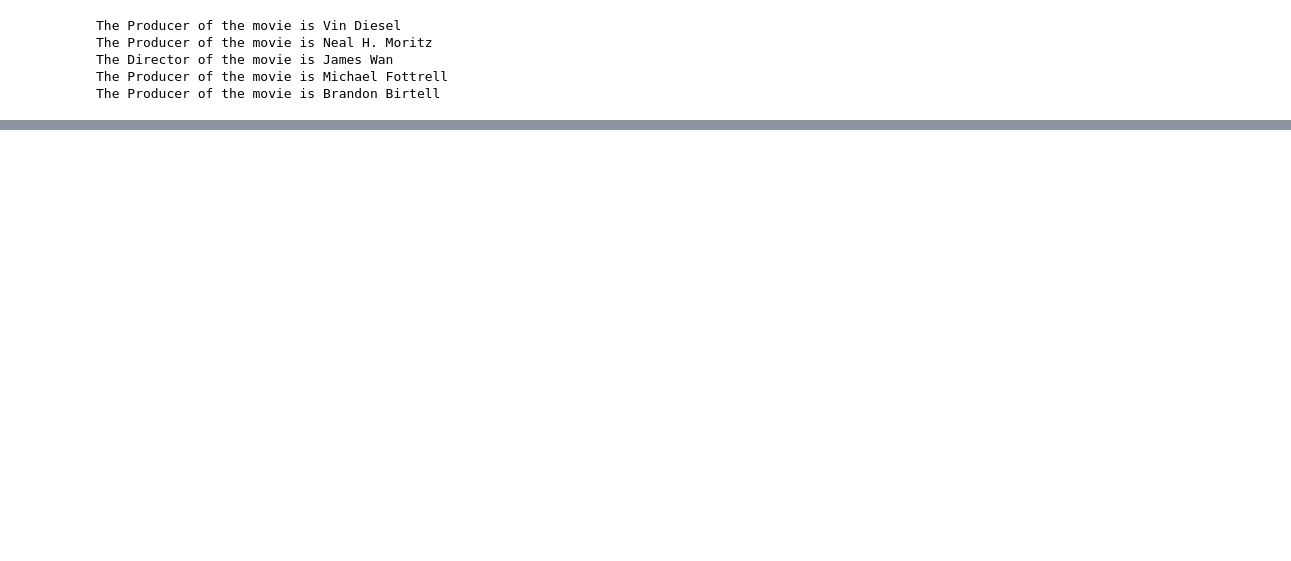
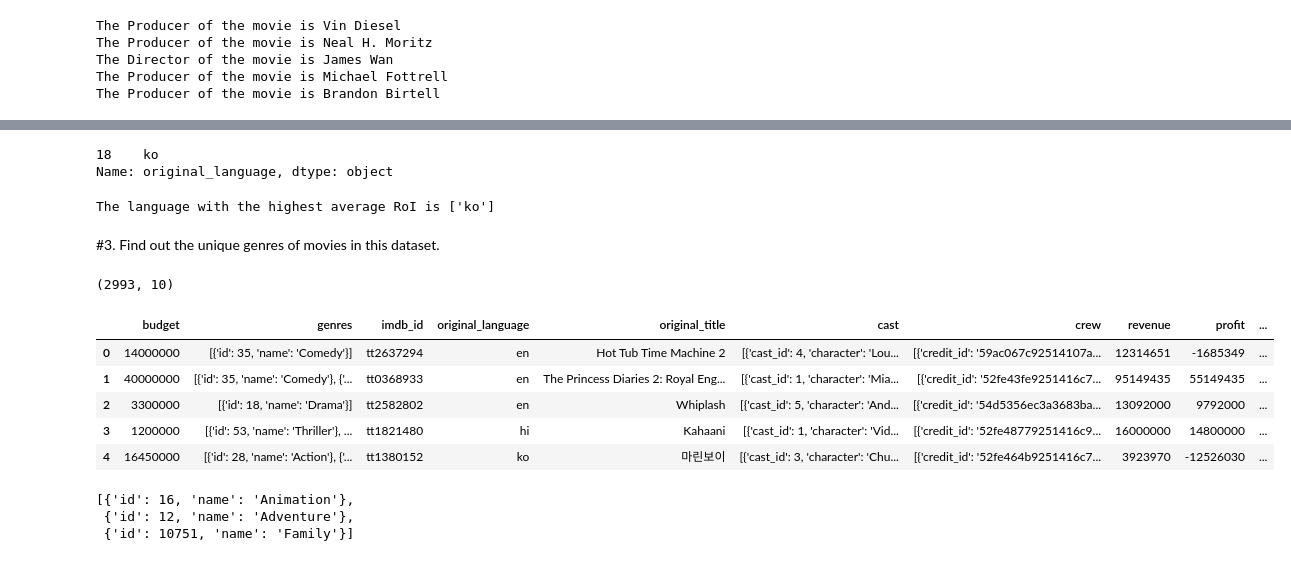
Before and after one commit to rishabhk1501/EDA-on-IMDB-Dataset, a Jupyter notebook: EDA_on_IMDB_Dataset.ipynb, the cells around one changed output, grey strips where cells are left out. Saved outputs shown, nothing was run; the diff lists cells and outputs as text; code cells hidden in the pictures; blank space fills up the shorter version.

```diff
--- a/EDA_on_IMDB_Dataset.ipynb
+++ b/EDA_on_IMDB_Dataset.ipynb
@@ -228,0 +300,35 @@ The Producer of the movie is Brandon Birtell
+# %%
+max_roi_lan = roi_languages_df[roi_languages_df['roi']==roi_languages_df['roi'].max()]['original_language']
+max_roi_lan
+# %% [output]
+18    ko
+Name: original_language, dtype: object
+# %%
+print(f"The language with the highest average RoI is {max_roi_lan.values}")
+# %% [output]
+The language with the highest average RoI is ['ko']
+# %% [markdown]
+#3. Find out the unique genres of movies in this dataset.
+# %%
+# Considering only those observations in genre which are having non null values
+imdb_df_no_na_genres = imdb_df_new[~imdb_df_new['genres'].isna()]
+# %%
+imdb_df_no_na_genres.shape
+# %% [output]
+(2993, 10)
+# %%
+imdb_df_no_na_genres.head()
+# %% [output]
+|  | budget | genres | imdb_id | original_language | original_title | cast | crew | revenue | profit | ... |
+| 0 | 14000000 | [{'id': 35, 'name': 'Comedy'}] | tt2637294 | en | Hot Tub Time Machine 2 | [{'cast_id': 4, 'character': 'Lou... | [{'credit_id': '59ac067c92514107a... | 12314651 | -1685349 | ... |
+| 1 | 40000000 | [{'id': 35, 'name': 'Comedy'}, {'... | tt0368933 | en | The Princess Diaries 2: Royal Eng... | [{'cast_id': 1, 'character': 'Mia... | [{'credit_id': '52fe43fe9251416c7... | 95149435 | 55149435 | ... |
+| 2 | 3300000 | [{'id': 18, 'name': 'Drama'}] | tt2582802 | en | Whiplash | [{'cast_id': 5, 'character': 'And... | [{'credit_id': '54d5356ec3a3683ba... | 13092000 | 9792000 | ... |
+| 3 | 1200000 | [{'id': 53, 'name': 'Thriller'}, ... | tt1821480 | hi | Kahaani | [{'cast_id': 1, 'character': 'Vid... | [{'credit_id': '52fe48779251416c9... | 16000000 | 14800000 | ... |
+| 4 | 16450000 | [{'id': 28, 'name': 'Action'}, {'... | tt1380152 | ko | 마린보이 | [{'cast_id': 3, 'character': 'Chu... | [{'credit_id': '52fe464b9251416c7... | 3923970 | -12526030 | ... |
+# %%
+#Check
+imdb_df_no_na_genres.iloc[5]['genres']
+# %% [output]
+[{'id': 16, 'name': 'Animation'},
+ {'id': 12, 'name': 'Adventure'},
+ {'id': 10751, 'name': 'Family'}]
```
Also changed, not shown: parts of 22 cells of this notebook.
